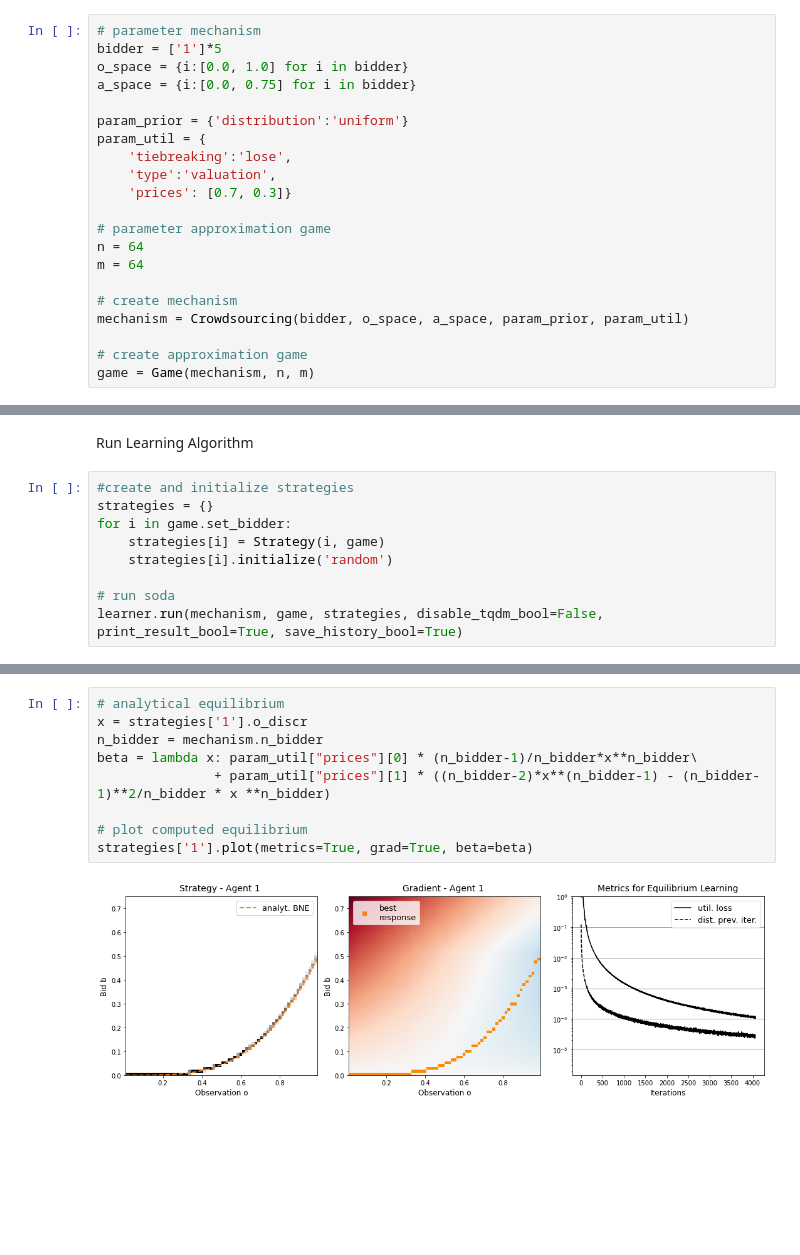
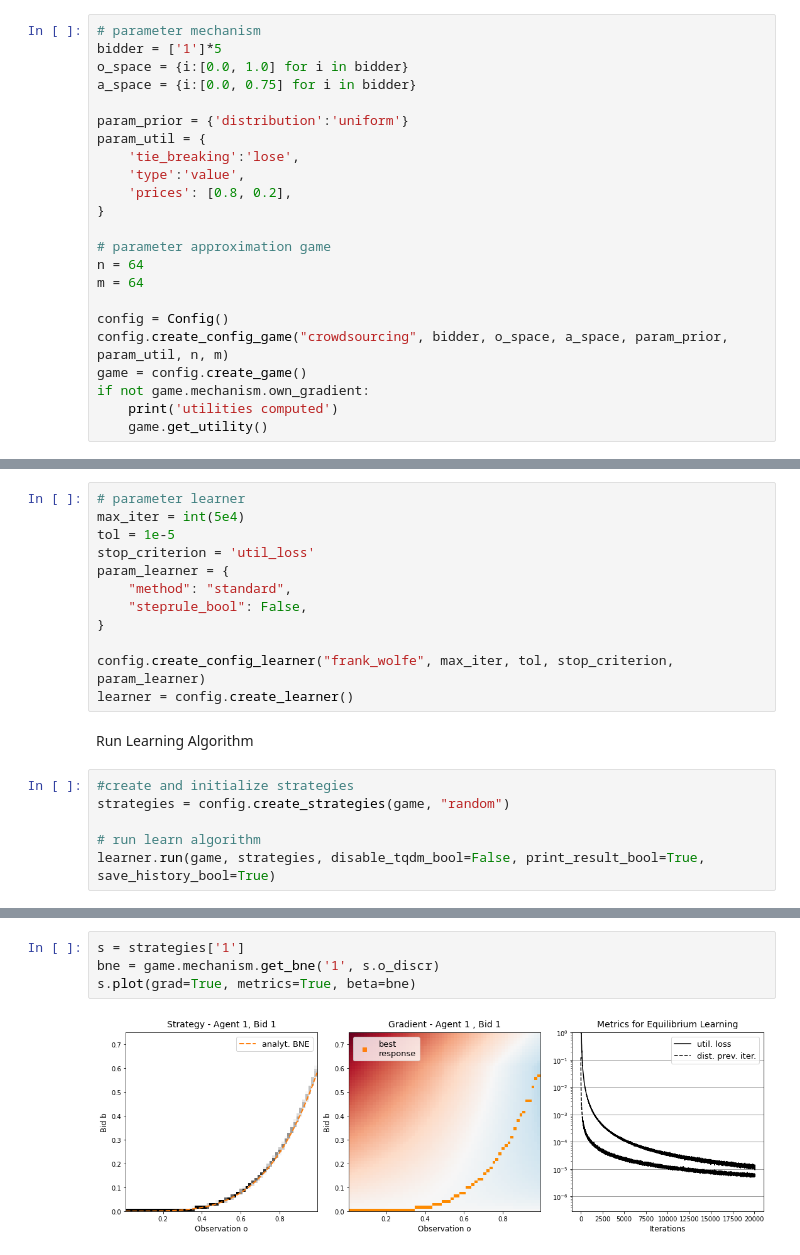
Before and after one commit to MOberlechner/soda, a Jupyter notebook: notebooks/examples/crowdsourcing.ipynb, the cells around one changed output, grey strips where cells are left out. Cells and saved outputs as stored; diff of their text form; blank space fills up the shorter version.

Commit message:
fixed minor errors in crowdsourcing

```diff
--- a/notebooks/examples/crowdsourcing.ipynb
+++ b/notebooks/examples/crowdsourcing.ipynb
@@ -22,16 +13,18 @@ a_space = {i:[0.0, 0.75] for i in bidder}
 
 param_prior = {'distribution':'uniform'}
 param_util = {
-    'tiebreaking':'lose',
-    'type':'valuation',
-    'prices': [0.7, 0.3]}
+    'tie_breaking':'lose',
+    'type':'value',
+    'prices': [0.8, 0.2],
+}
 
 # parameter approximation game
 n = 64
 m = 64
 
-# create mechanism
-mechanism = Crowdsourcing(bidder, o_space, a_space, param_prior, param_util)
-
-# create approximation game
-game = Game(mechanism, n, m)
+config = Config()
+config.create_config_game("crowdsourcing", bidder, o_space, a_space, param_prior, param_util, n, m)
+game = config.create_game()
+if not game.mechanism.own_gradient:
+    print('utilities computed')
+    game.get_utility()
@@ -56,12 +34,21 @@ learner = FrankWolfe(max_iter, tol, stop_criterion, 'standard', steprule_bool, e
+# %%
+# parameter learner
+max_iter = int(5e4)
+tol = 1e-5
+stop_criterion = 'util_loss'
+param_learner = {
+    "method": "standard",
+    "steprule_bool": False,
+}
+
+config.create_config_learner("frank_wolfe", max_iter, tol, stop_criterion, param_learner)
+learner = config.create_learner()
 # %% [markdown]
 Run Learning Algorithm
 # %%
 #create and initialize strategies
-strategies = {}
-for i in game.set_bidder:
-    strategies[i] = Strategy(i, game)
-    strategies[i].initialize('random')
+strategies = config.create_strategies(game, "random")
 
-# run soda
-learner.run(mechanism, game, strategies, disable_tqdm_bool=False, print_result_bool=True, save_history_bool=True)
+# run learn algorithm
+learner.run(game, strategies, disable_tqdm_bool=False, print_result_bool=True, save_history_bool=True)
 # %% [output]
@@ -70,11 +57,6 @@ Value of stopping criterion (util_loss) 0.0001
-# %%
-# analytical equilibrium
-x = strategies['1'].o_discr
-n_bidder = mechanism.n_bidder
-beta = lambda x: param_util["prices"][0] * (n_bidder-1)/n_bidder*x**n_bidder\
-               + param_util["prices"][1] * ((n_bidder-2)*x**(n_bidder-1) - (n_bidder-1)**2/n_bidder * x **n_bidder)
-
-# plot computed equilibrium
-strategies['1'].plot(metrics=True, grad=True, beta=beta)
-# %% [output]
-[figure, removed]
+# %%
+s = strategies['1']
+bne = game.mechanism.get_bne('1', s.o_discr)
+s.plot(grad=True, metrics=True, beta=bne)
+# %% [output]
+[figure, added]
```
Also changed, not shown: parts of 5 cells of this notebook, 1 other file.
